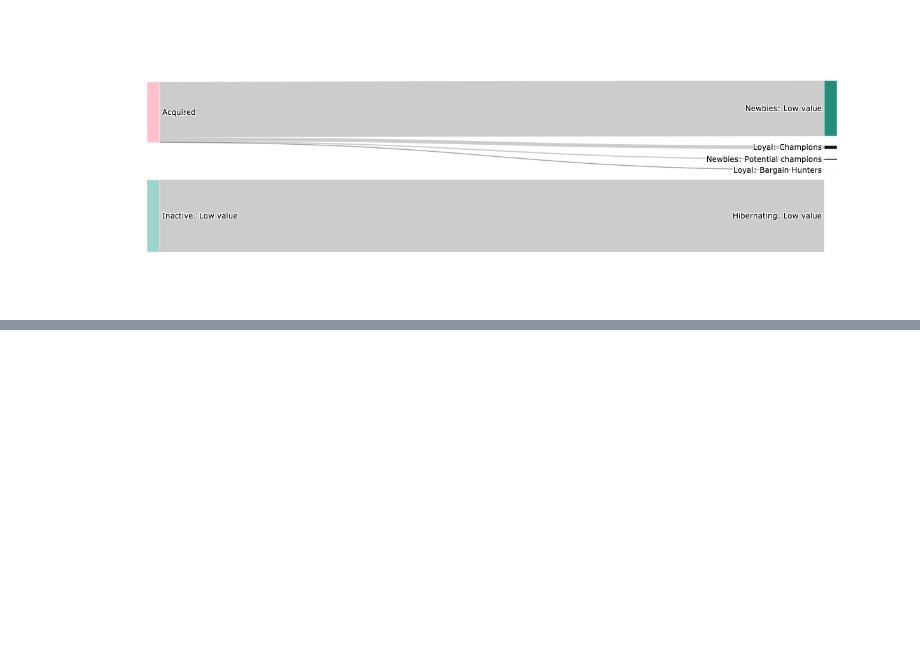
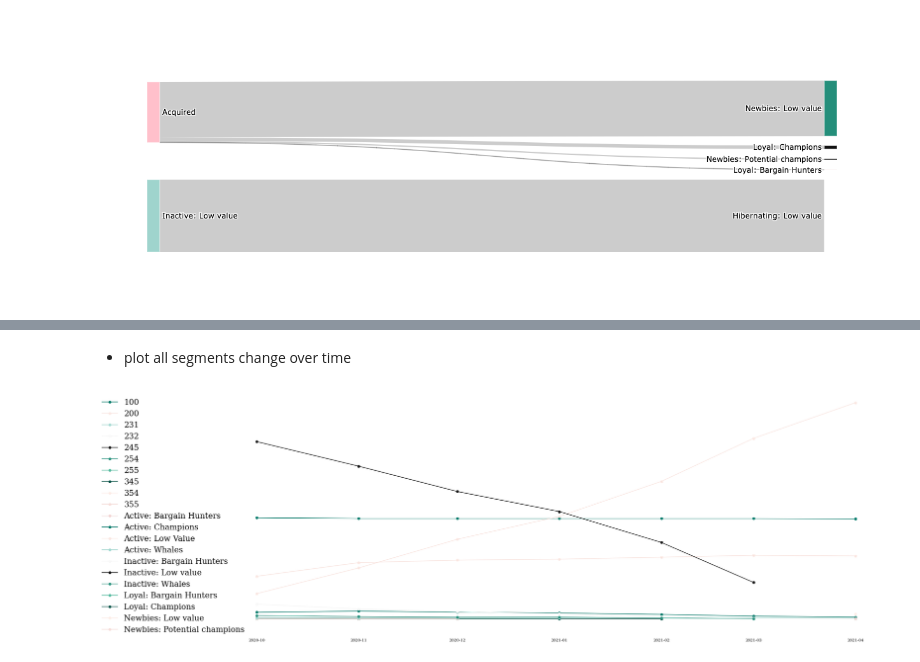
Before and after one commit to tryflux/adhoc-analysis, a Jupyter notebook: src/jenna/segmentation/rfm.ipynb, the cells around one changed output, grey strips where cells are left out. Saved outputs shown, nothing was run; the diff lists cells and outputs as text; code cells hidden in the pictures; blank space fills up the shorter version.

```diff
--- a/src/jenna/segmentation/rfm.ipynb
+++ b/src/jenna/segmentation/rfm.ipynb
@@ -124,5 +132,0 @@ rfm_last[rfm_last.customer_id == '006a81db-35b8-4dbb-aa4c-f4c4a8ad9da3']
-# %%
-m_breaks = jenkspy.jenks_breaks(rfm['monetary'], nb_class=4)
-f_breaks = jenkspy.jenks_breaks(rfm['frequency'], nb_class=4)
-r_breaks = jenkspy.jenks_breaks(rfm['recency'], nb_class=4)
-m_breaks
@@ -533,0 +724,13 @@ monetary.index = calendar
+# %% [markdown]
+- plot all segments change over time
+# %%
+fig, ax = plt.subplots(1,figsize = (28,10))
+for s in segments.segment.unique():
+    input_data = segments[segments.segment == s]
+    ax.plot(input_data.month, input_data.customer_id, label = s, marker = 'o')
+    ax.set_frame_on(False)
+ax.tick_params(left=False, labelleft=False, bottom=False)
+ax.legend(loc = 'upper left', bbox_to_anchor=(-0.2,1))
+plt.tight_layout()
+# %% [output]
+[figure, added]
```
Also changed, not shown: parts of 36 cells of this notebook, 1 other file.
